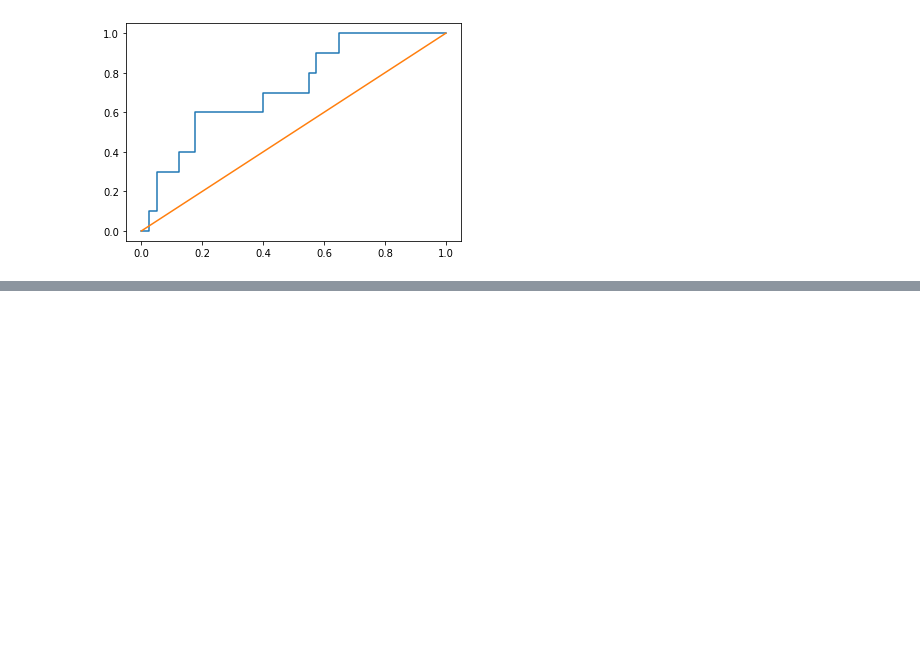
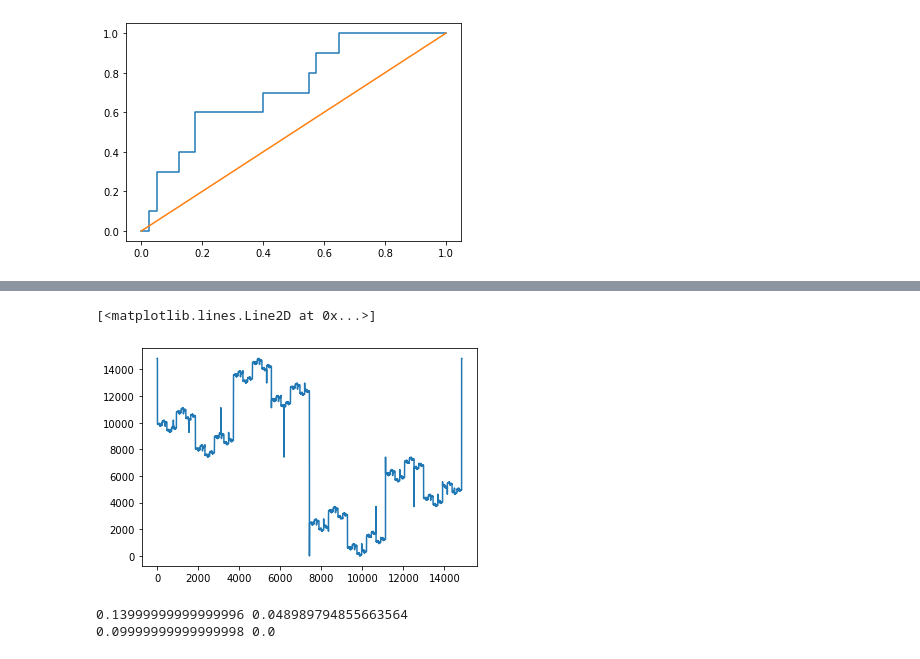
Before and after one commit to kroglkt/articlencoding, a Jupyter notebook: Authorship Attribution Feature Extraction.ipynb, the cells around one changed output, grey strips where cells are left out. Drawn from its saved outputs; the diff is of its cells as text; code cells hidden in the pictures; blank space fills up the shorter version.

```diff
--- a/Authorship Attribution Feature Extraction.ipynb
+++ b/Authorship Attribution Feature Extraction.ipynb
@@ -462,2 +440,0 @@ test_y
-# %%
-lrg = LogisticRegression(max_iter=100, n_jobs=2)
@@ -468,2 +442,0 @@ from sklearn.utils.validation import check_is_fitted
-# %%
-check_is_fitted(lrg)
@@ -473,2 +442,0 @@ def check_fitted(clf):
-# %%
-check_fitted(lrg)
@@ -476,0 +443,14 @@ all_fpr = np.unique(np.concatenate())
+# %%
+r = permutation_importance(lrg, test_X, test_y)
+# %%
+plt.plot(r.importances_mean.argsort())
+# %% [output]
+[<matplotlib.lines.Line2D at 0x...>]
+[figure, added]
+# %%
+for i in r.importances_mean.argsort()[::-1]:
+    if r.importances_mean[i] - 2 * r.importances_std[i] > 0:
+        print(r.importances_mean[i], r.importances_std[i])
+# %% [output]
+0.13999999999999996 0.048989794855663564
+0.09999999999999998 0.0
```
Also changed, not shown: parts of 9 cells of this notebook, 4 other files.
